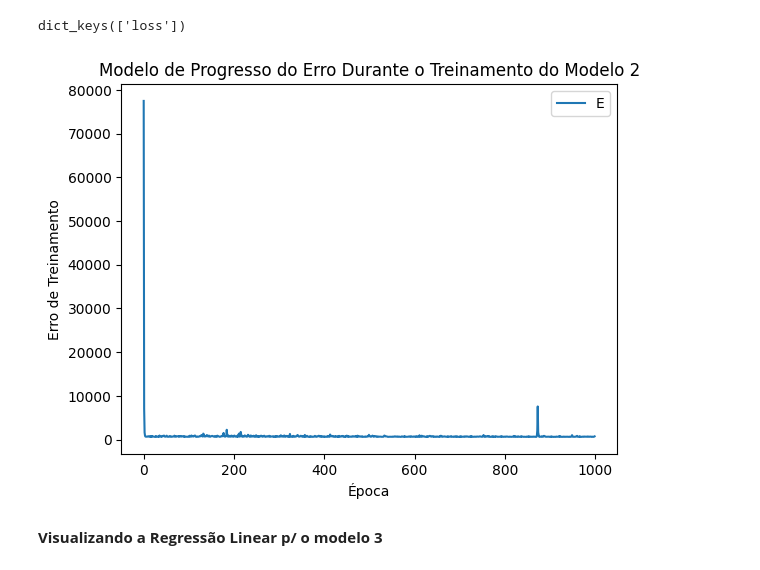
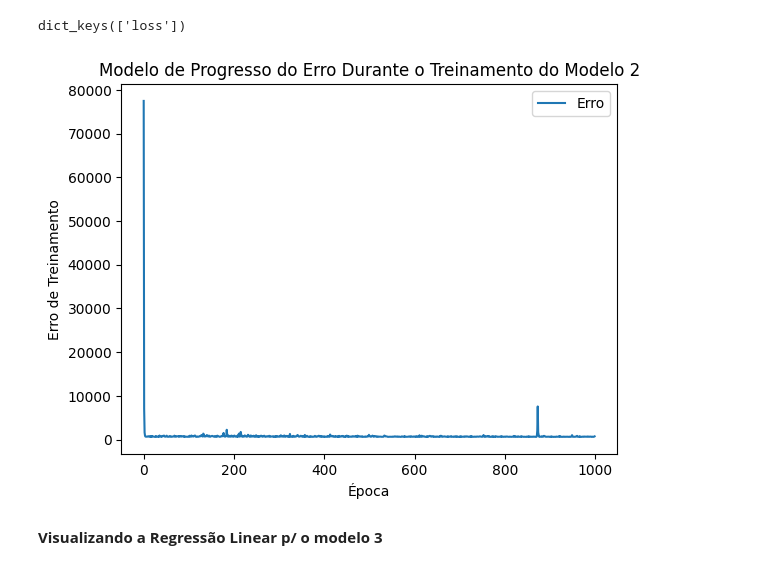
Before and after one commit to phps-28/Data-Science-PGEBM, a Jupyter notebook: Treinamento_TensorFlow/TF_pjt_2_Previsão_Vendas_Sorvete.ipynb, the cells around one changed output. Saved outputs shown, nothing was run; the diff lists cells and outputs as text; code cells hidden in the pictures.

```diff
--- a/Treinamento_TensorFlow/TF_pjt_2_Previsão_Vendas_Sorvete.ipynb
+++ b/Treinamento_TensorFlow/TF_pjt_2_Previsão_Vendas_Sorvete.ipynb
@@ -267,13 +267,13 @@ epochs_hist_3.history.keys()
 # %% [output]
 dict_keys(['loss'])
 # %%
-plt.plot(epochs_hist_3.history['loss'])
+plt.plot(epochs_hist_3.history['loss'], label = 'Erro')
 plt.title('Modelo de Progresso do Erro Durante o Treinamento do Modelo 2')
 plt.xlabel('Época')
 plt.ylabel('Erro de Treinamento')
-plt.legend('Erro');
+plt.legend();
 # %% [output]
-[figure, old version]
+[figure, new version]
 # %% [markdown]
 **Visualizando a Regressão Linear p/ o modelo 3**
 # %%
```
Also changed, not shown: parts of 2 cells of this notebook.
